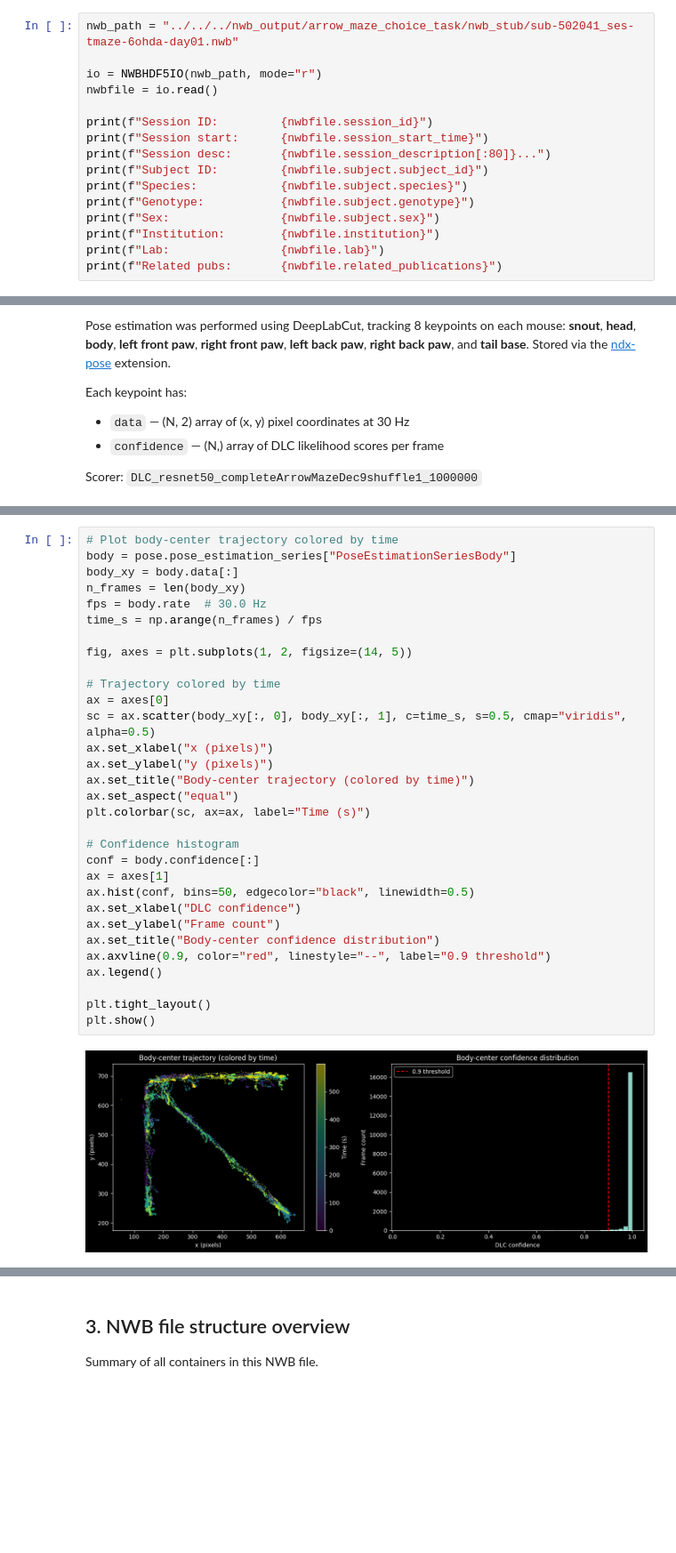
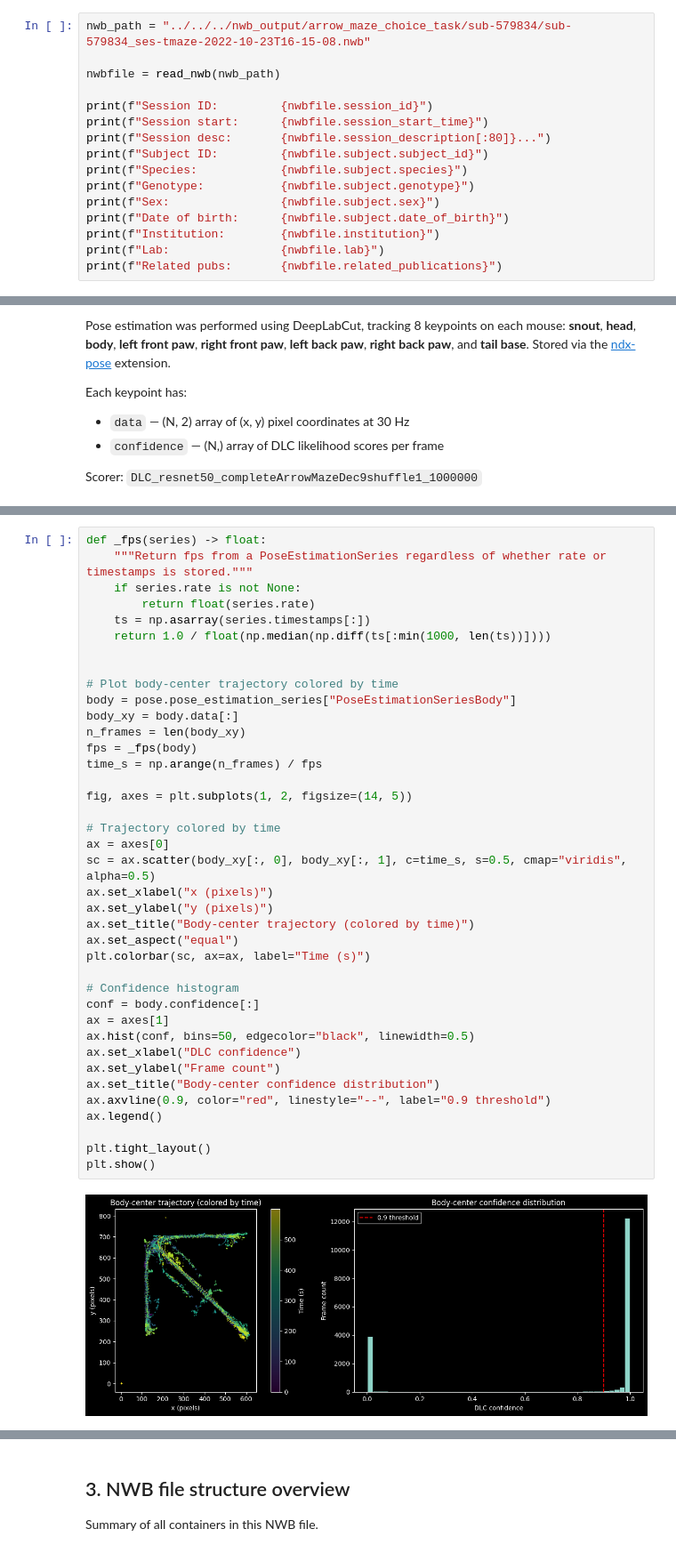
Before and after one commit to catalystneuro/meletis-lab-to-nwb, a Jupyter notebook: src/meletis_lab_to_nwb/tutorials/arrow_maze_choice_task_demo.ipynb, the cells around one changed output, grey strips where cells are left out. Shown at 89% size. Cells and saved outputs as stored; diff of their text form; blank space fills up the shorter version.

Commit message:
small update for arrow maze to centralize metadata and file naming

```diff
--- a/src/meletis_lab_to_nwb/tutorials/arrow_maze_choice_task_demo.ipynb
+++ b/src/meletis_lab_to_nwb/tutorials/arrow_maze_choice_task_demo.ipynb
@@ -48,10 +48,9 @@ plt.rcParams["figure.dpi"] = 100
 Update the path below to point to your NWB file. This demo uses a stub (truncated) file
 for quick testing; full files have the same structure with longer time series.
 # %%
-nwb_path = "../../../nwb_output/arrow_maze_choice_task/nwb_stub/sub-502041_ses-tmaze-6ohda-day01.nwb"
+nwb_path = "../../../nwb_output/arrow_maze_choice_task/sub-579834/sub-579834_ses-tmaze-2022-10-23T16-15-08.nwb"
 
-io = NWBHDF5IO(nwb_path, mode="r")
-nwbfile = io.read()
+nwbfile = read_nwb(nwb_path)
 
 print(f"Session ID:         {nwbfile.session_id}")
 print(f"Session start:      {nwbfile.session_start_time}")
@@ -60,6 +59,7 @@ print(f"Subject ID:         {nwbfile.subject.subject_id}")
 print(f"Species:            {nwbfile.subject.species}")
 print(f"Genotype:           {nwbfile.subject.genotype}")
 print(f"Sex:                {nwbfile.subject.sex}")
+print(f"Date of birth:      {nwbfile.subject.date_of_birth}")
 print(f"Institution:        {nwbfile.institution}")
 print(f"Lab:                {nwbfile.lab}")
 print(f"Related pubs:       {nwbfile.related_publications}")
@@ -140,38 +141,46 @@ Keypoints (8):
 Scorer:          DLC_resnet50_completeArrowMazeDec9shuffle1_1000000
 Source software: DeepLabCut
 # %%
+def _fps(series) -> float:
+    """Return fps from a PoseEstimationSeries regardless of whether rate or timestamps is stored."""
+    if series.rate is not None:
+        return float(series.rate)
+    ts = np.asarray(series.timestamps[:])
+    return 1.0 / float(np.median(np.diff(ts[:min(1000, len(ts))])))
+
+
 # Plot body-center trajectory colored by time
 body = pose.pose_estimation_series["PoseEstimationSeriesBody"]
 body_xy = body.data[:]
 n_frames = len(body_xy)
-fps = body.rate  # 30.0 Hz
+fps = _fps(body)
 time_s = np.arange(n_frames) / fps
 
 fig, axes = plt.subplots(1, 2, figsize=(14, 5))
 
 # Trajectory colored by time
 ax = axes[0]
 sc = ax.scatter(body_xy[:, 0], body_xy[:, 1], c=time_s, s=0.5, cmap="viridis", alpha=0.5)
 ax.set_xlabel("x (pixels)")
 ax.set_ylabel("y (pixels)")
 ax.set_title("Body-center trajectory (colored by time)")
 ax.set_aspect("equal")
 plt.colorbar(sc, ax=ax, label="Time (s)")
 
 # Confidence histogram
 conf = body.confidence[:]
 ax = axes[1]
 ax.hist(conf, bins=50, edgecolor="black", linewidth=0.5)
 ax.set_xlabel("DLC confidence")
 ax.set_ylabel("Frame count")
 ax.set_title("Body-center confidence distribution")
 ax.axvline(0.9, color="red", linestyle="--", label="0.9 threshold")
 ax.legend()
 
 plt.tight_layout()
 plt.show()
 # %% [output]
-[figure, old version]
+[figure, new version]
 # %%
 # Compare snout vs tail-base x-position over time (first 60 s)
 snout = pose.pose_estimation_series["PoseEstimationSeriesSnout"]
```
Also changed, not shown: parts of 9 cells of this notebook, 2 other files.
